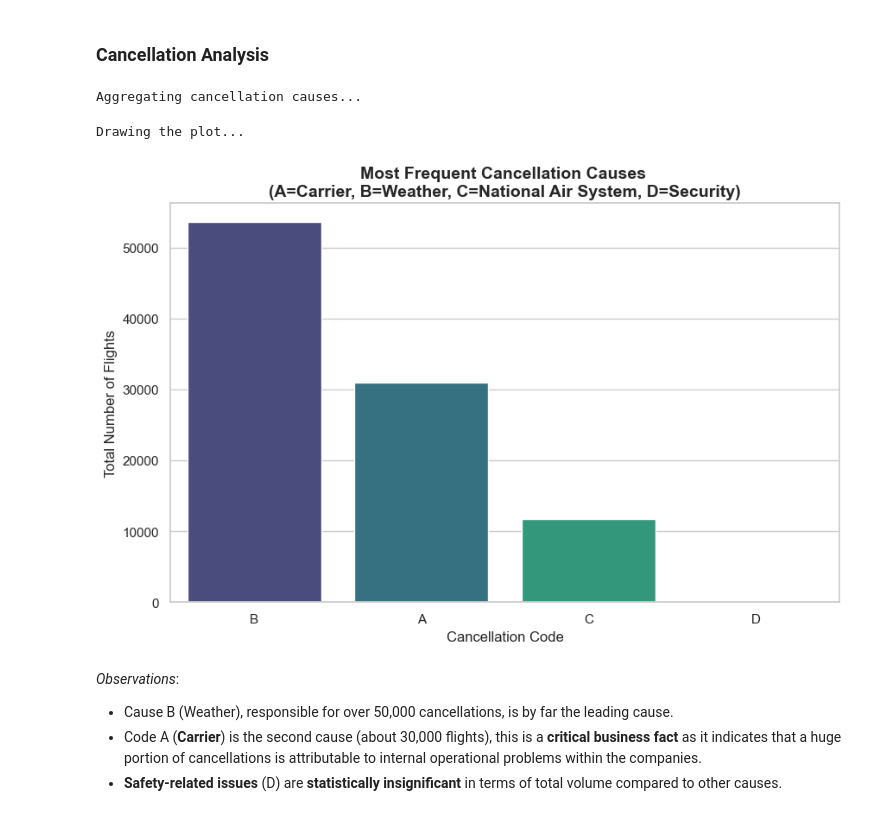
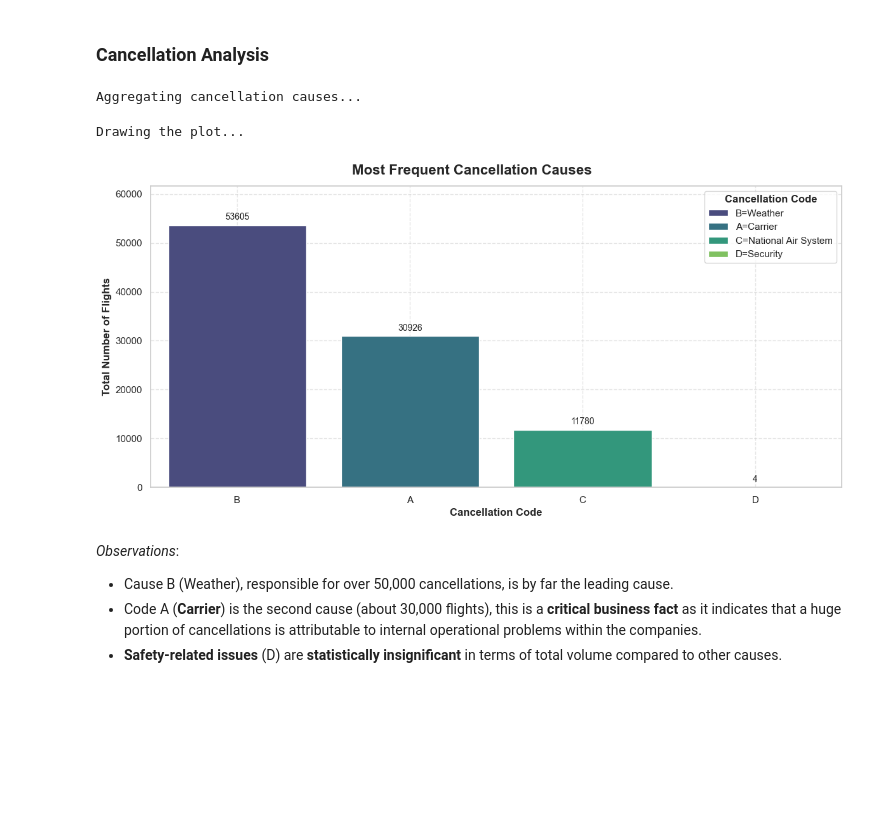
Before and after one commit to ireproces/mybd, a Jupyter notebook: Flight-Delay_Project/report/EDA_fligh_data_2024.ipynb, the cells around one changed output. Drawn from its saved outputs; the diff is of its cells as text; code cells hidden in the pictures; blank space fills up the shorter version.

```diff
--- a/Flight-Delay_Project/report/EDA_fligh_data_2024.ipynb
+++ b/Flight-Delay_Project/report/EDA_fligh_data_2024.ipynb
@@ -350,19 +350,55 @@ data_cancellations = cancellations.collect()
 df_canc_pd = pd.DataFrame([row.asDict() for row in data_cancellations])
 # remove rows where cancellation_code is null (if any)
 df_canc_pd = df_canc_pd.dropna(subset=['cancellation_code'])
-
-print("Drawing the plot...")
-# Bar plot of cancellation causes
-plt.figure(figsize=(10, 6))
-sns.barplot(data=df_canc_pd, x='cancellation_code', y='count', palette='viridis', hue='cancellation_code', legend=False)
-plt.title("Most Frequent Cancellation Causes \n(A=Carrier, B=Weather, C=National Air System, D=Security)", fontsize=14, fontweight='bold')
-plt.xlabel("Cancellation Code", fontsize=12)
-plt.ylabel("Total Number of Flights", fontsize=12)
-plt.show()
 # %% [output]
 Aggregating cancellation causes...
-Drawing the plot...
-[figure, removed]
+# %%
+print("Drawing the plot...")
+# Bar plot of cancellation causes
+plt.figure(figsize=(12, 6))
+ax = sns.barplot(data=df_canc_pd, x='cancellation_code', y='count',
+                 palette='viridis', hue='cancellation_code')
+
+plt.figtext(0.5, 0.93, 'Most Frequent Cancellation Causes', ha='center', fontweight='bold', fontsize=16)
+
+code_mapping = {
+    'A': 'Carrier',
+    'B': 'Weather',
+    'C': 'National Air System',
+    'D': 'Security'
+}
+handles, labels = ax.get_legend_handles_labels()
+if not handles:
+    handles = ax.patches[:len(df_canc_pd)]
+    labels = [tick.get_text() for tick in ax.get_xticklabels()]
+
+new_labels = [f"{label}={code_mapping.get(label, 'Unknown')}" for label in labels]
+
+plt.legend(handles, new_labels, title='Cancellation Code', title_fontproperties={'weight': 'bold'})
+
+plt.xlabel('Cancellation Code', fontweight='bold')
+plt.ylabel('Total Number of Flights', fontweight='bold')
+
+plt.grid(True, linestyle='--', alpha=0.5)
+ax.set_axisbelow(True)
+
+max_height = df_canc_pd['count'].max()
+ax.set_ylim(0, max_height * 1.15)
+
+for p in ax.patches:
+    height = p.get_height()
+    if pd.notnull(height) and height > 0:
+        ax.annotate(f'{int(height)}',
+                    (p.get_x() + p.get_width() / 2., height),
+                    ha = 'center', va = 'center',
+                    xytext = (0, 9),
+                    textcoords = 'offset points', fontsize=10)
+
+plt.tight_layout(rect=[0, 0, 1, 0.93])
+plt.show()
+# %% [output]
+Drawing the plot...
+[figure, added]
 # %% [markdown]
 *Observations*:
 * Cause B (Weather), responsible for over 50,000 cancellations, is by far the leading cause.
```
Also changed, not shown: parts of 14 cells of this notebook.
